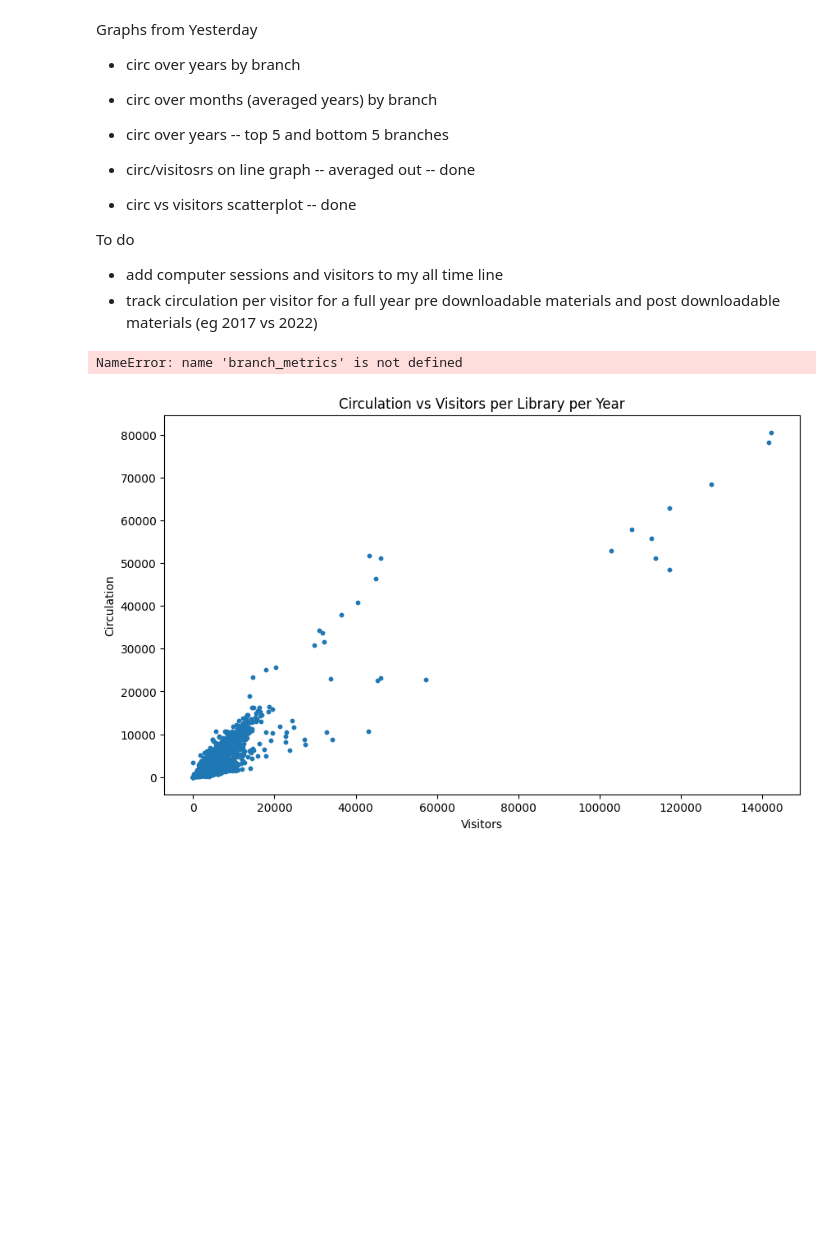
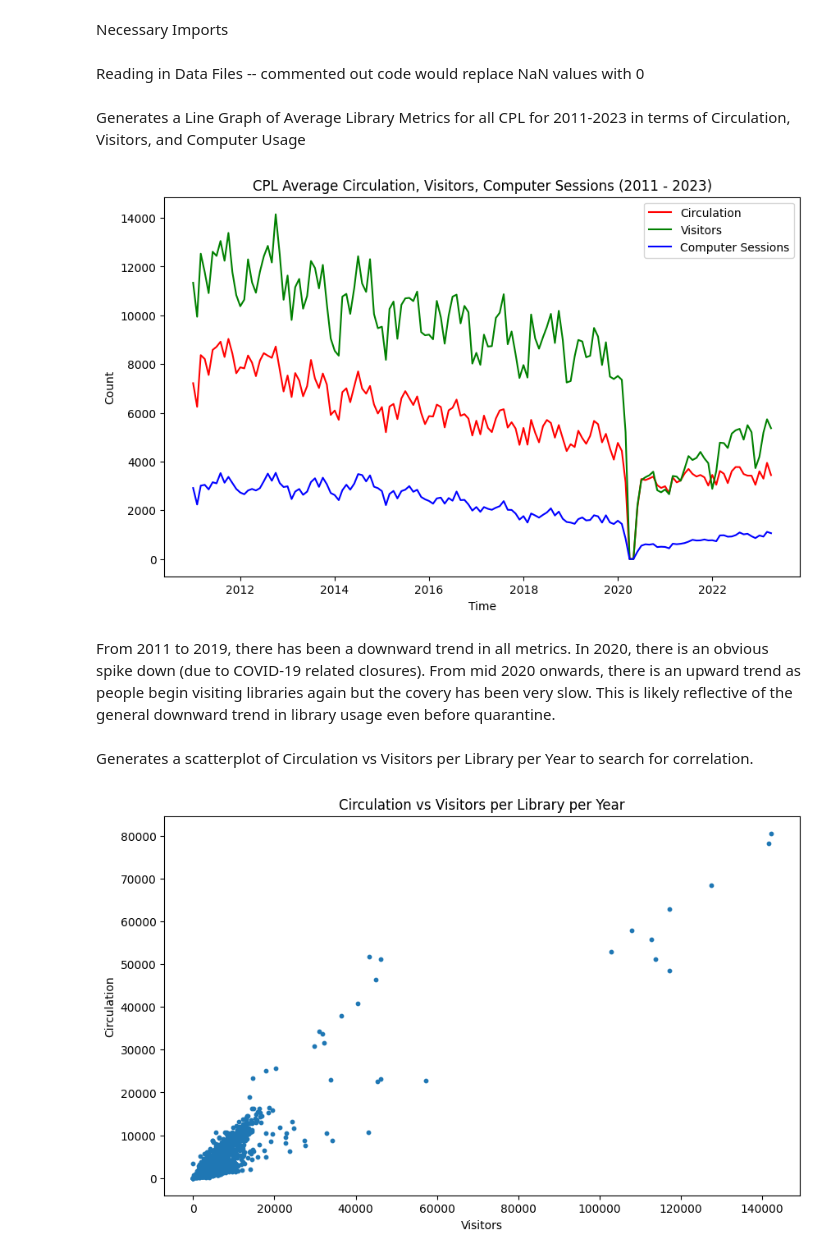
Before and after one commit to uchicago-dsi/cpl_project, a Jupyter notebook: can-summer-2023/rajvi_things/basic circulation visuals.ipynb, the cells around one changed output. Saved outputs shown, nothing was run; the diff lists cells and outputs as text; code cells hidden in the pictures; blank space fills up the shorter version.

```diff
--- a/can-summer-2023/rajvi_things/basic circulation visuals.ipynb
+++ b/can-summer-2023/rajvi_things/basic circulation visuals.ipynb
@@ -1,3 +1,5 @@
+# %% [markdown]
+Necessary Imports
 # %%
 import numpy as np
 import pandas as pd
@@ -20,33 +11,32 @@ branch_metrics_nonzero = branch_metrics[(branch_metrics['VISITORS'] > 0) & (bran
+# %% [markdown]
+Reading in Data Files -- commented out code would replace NaN values with 0
+# %%
+allBranchMetrics = pd.read_csv('../data/clean/branch_metrics.csv')
+#allBranchMetrics['COMPUTER_SESSIONS_2'] = allBranchMetrics['COMPUTER_SESSIONS'].fillna(0)
+#allBranchMetrics['VISITORS_2'] = allBranchMetrics['VISITORS'].fillna(0)
+openBranchMetrics = allBranchMetrics[(allBranchMetrics['VISITORS'] > 0) & (allBranchMetrics['COMPUTER_SESSIONS'] > 0)]
+#openBranchMetrics['COMPUTER_SESSIONS_2'] = openBranchMetrics['COMPUTER_SESSIONS'].fillna(0)
+#openBranchMetrics['VISITORS_2'] = openBranchMetrics['VISITORS'].fillna(0)
 # %% [markdown]
-Graphs from Yesterday
-- circ over years by branch
-- circ over months (averaged years) by branch
-- circ over years -- top 5 and bottom 5 branches
-
-- circ/visitosrs on line graph -- averaged out -- done
-- circ vs visitors scatterplot -- done
-
-To do
-- add computer sessions and visitors to my all time line
-- track circulation per visitor for a full year pre downloadable materials and post downloadable materials (eg 2017 vs 2022)
+Generates a Line Graph of Average Library Metrics for all CPL for 2011-2023 in terms of Circulation, Visitors, and Computer Usage
 # %%
 # Convert the 'YEAR' and 'MONTH' columns to a datetime format
-branch_metrics['DATE'] = pd.to_datetime(branch_metrics[['YEAR', 'MONTH']].assign(DAY=1))
+allBranchMetrics['DATE'] = pd.to_datetime(allBranchMetrics[['YEAR', 'MONTH']].assign(DAY=1))
 
 # Group the data by 'DATE' and calculate the mean number of circulation
-monthly_circ = branch_metrics.groupby('DATE')['CIRCULATION'].mean()
-monthly_vis = branch_metrics.groupby('DATE')['VISITORS'].mean()
-monthly_comp = branch_metrics.groupby('DATE')['COMPUTER_SESSIONS'].mean()
+monthlyCirculation = allBranchMetrics.groupby('DATE')['CIRCULATION'].mean()
+monthlyVisitors = allBranchMetrics.groupby('DATE')['VISITORS'].mean()
+monthlyComputerUsage = allBranchMetrics.groupby('DATE')['COMPUTER_SESSIONS'].mean()
 
 # Plot the monthly visitor patterns
 plt.figure(figsize=(10,6))
-plt.plot(monthly_circ, color = 'red')
-plt.plot(monthly_vis, color = 'green')
-plt.plot(monthly_comp, color = 'blue')
+plt.plot(monthlyCirculation, color = 'red')
+plt.plot(monthlyVisitors, color = 'green')
+plt.plot(monthlyComputerUsage, color = 'blue')
 plt.legend(['Circulation', 'Visitors', 'Computer Sessions'])
-plt.title('Average Circulation, Visitors, Computer Sessions (2011 - 2023)')
-#plt.ylabel('USD (in 2020 dollars)')
-#plt.xlabel('Year')
+plt.title('CPL Average Circulation, Visitors, Computer Sessions (2011 - 2023)')
+plt.ylabel('Count')
+plt.xlabel('Time')
 plt.show()
 # %% [output]
-NameError: name 'branch_metrics' is not defined
+[figure, added]
@@ -55,2 +43,6 @@ NameError: name 'branch_metrics' is not defined
+# %% [markdown]
+From 2011 to 2019, there has been a downward trend in all metrics. In 2020, there is an obvious spike down (due to COVID-19 related closures). From mid 2020 onwards, there is an upward trend as people begin visiting libraries again but the covery has been very slow. This is likely reflective of the general downward trend in library usage even before quarantine.
+# %% [markdown]
+Generates a scatterplot of Circulation vs Visitors per Library per Year to search for correlation.
 # %%
 plt.figure(figsize=(10,6))
```
Also changed, not shown: parts of 29 cells of this notebook, 2 other files.
